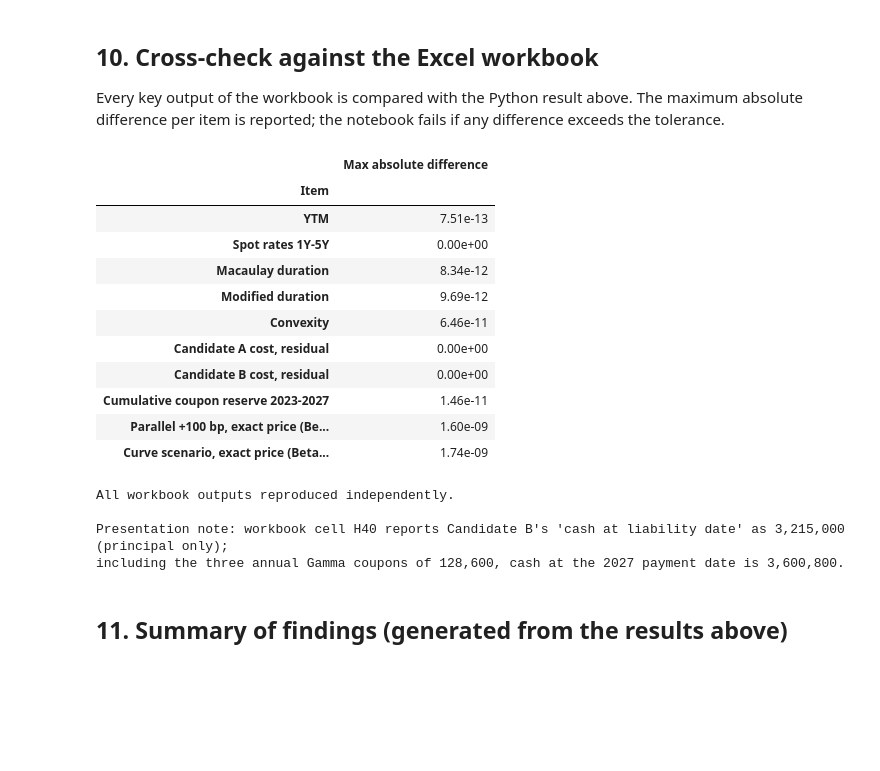
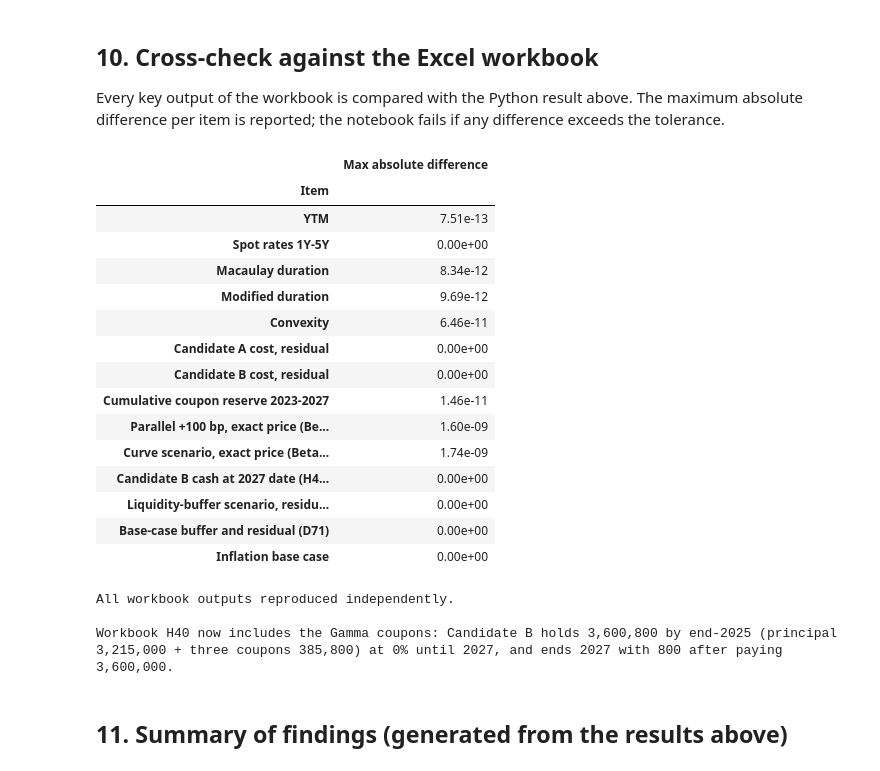
Before and after one commit to lucasnguynn/BFIN-Assignment, a Jupyter notebook: bond_funding/notebooks/bond_funding_analysis.ipynb, the cells around one changed output. Saved outputs shown, nothing was run; the diff lists cells and outputs as text; code cells hidden in the pictures; blank space fills up the shorter version.

```diff
--- a/bond_funding/notebooks/bond_funding_analysis.ipynb
+++ b/bond_funding/notebooks/bond_funding_analysis.ipynb
@@ -172,7 +183,7 @@ assert np.isclose(DUR.loc["Alpha", "Macaulay duration"], 1) and np.isclose(DUR.l
 
 rows = []
 for n in BONDS.index:
-    for d in (0.01, -0.01):
+    for d in (P_UP, P_DN):
         exact = price_at(n, YTM[n] + d) / BONDS.loc[n, "price"] - 1
         first = -DUR.loc[n, "Modified duration"] * d
         second = first + 0.5 * DUR.loc[n, "Convexity"] * d ** 2
@@ -230,7 +241,12 @@ plt.tight_layout(); plt.show()
 **Candidate A (recommended): maturity-matched.** 2,400 Beta zero-coupon bonds pay USD 2.4m on 31 December 2024; 3,600 Delta bonds pay USD 3.6m principal on 31 December 2027 plus USD 126,000 of coupons each year.
 **Candidate B (credible alternative): shorter-duration pre-funding.** The same Beta position, but the 2027 obligation is pre-funded with 3,215 Gamma bonds (maturing 2025) whose proceeds are held as cash at 0% until 2027.
 # %%
-UNITS = {"A": {"Beta": 2400, "Delta": 3600}, "B": {"Beta": 2400, "Gamma": 3215}}
+import math
+GAMMA_CF_TOTAL = CF.loc["Gamma"].sum()          # 40 + 40 + 1,040 = 1,120 per bond, all received by end-2025
+UNITS = {"A": {"Beta": int(LIAB_2024 / FACE), "Delta": int(LIAB_2027 / FACE)},
+         "B": {"Beta": int(LIAB_2024 / FACE), "Gamma": math.ceil(LIAB_2027 / GAMMA_CF_TOTAL)}}   # 3,600,000 / 1,120 -> 3,215
+_bf = _wb_in["BOND & FUNDING ANALYSIS"]
+assert (UNITS["A"]["Beta"], UNITS["A"]["Delta"], UNITS["B"]["Gamma"]) == (_bf["E31"].value, _bf["E32"].value, _bf["E40"].value), "units differ from workbook"
 
 def sleeve(cand):
     flows = pd.Series(0.0, index=YEARS)
@@ -331,13 +347,10 @@ def mv(cand, shifts):
     # shifts: dict bond -> yield shift; market value of the sleeve = units x price per 1,000 face
     return sum(u * price_at(n, YTM[n] + shifts.get(n, 0.0)) for n, u in UNITS[cand].items())
 
-scen = {
-    "Parallel +100 bp": {n: 0.01 for n in BONDS.index},
-    "Parallel -100 bp": {n: -0.01 for n in BONDS.index},
-    "Twist: 2Y +50 bp, 5Y -50 bp": {"Beta": 0.005, "Delta": -0.005},
-    "Twist: 2Y -50 bp, 5Y -25 bp": {"Beta": -0.005, "Delta": -0.0025},
-    "Twist: 2Y +50 bp, 5Y +25 bp": {"Beta": 0.005, "Delta": 0.0025},
-}
+scen = {f"Parallel {P_UP * 1e4:+.0f} bp": {n: P_UP for n in BONDS.index},
+        f"Parallel {P_DN * 1e4:+.0f} bp": {n: P_DN for n in BONDS.index}}
+for b2, b5 in TWISTS:
+    scen[f"Twist: 2Y {b2 * 1e4:+.0f} bp, 5Y {b5 * 1e4:+.0f} bp"] = {"Beta": b2, "Delta": b5}
 rows = []
 for name, sh in scen.items():
     row = {"Scenario": name}
@@ -447,41 +460,51 @@ checks = {
     "YTM": (col(bf, "G", 12, 5), YTM.values),
     "Spot rates 1Y-5Y": (col(bf, "B", 21, 5), SPOT.values),
     "Macaulay duration": (col(rr, "E", 12, 5), DUR["Macaulay duration"].values),
     "Modified duration": (col(rr, "F", 12, 5), DUR["Modified duration"].values),
     "Convexity": (col(rr, "G", 12, 5), DUR["Convexity"].values),
     "Candidate A cost, residual": (np.array([bf["E35"].value, bf["F35"].value], float), np.array([cost["A"], FUND - cost["A"]])),
     "Candidate B cost, residual": (np.array([bf["E43"].value, bf["F43"].value], float), np.array([cost["B"], FUND - cost["B"]])),
     "Cumulative coupon reserve 2023-2027": (col(bf, "H", 63, 5), np.cumsum([126_000.0] * 5)),
     "Parallel +100 bp, exact price (Beta, Delta)": (np.array([rr["G21"].value, rr["G22"].value], float),
-                                                    np.array([price_at("Beta", YTM["Beta"] + .01), price_at("Delta", YTM["Delta"] + .01)])),
+                                                    np.array([price_at("Beta", YTM["Beta"] + P_UP), price_at("Delta", YTM["Delta"] + P_UP)])),
     "Curve scenario, exact price (Beta, Delta)": (np.array([rr["F27"].value, rr["F28"].value], float),
-                                                  np.array([price_at("Beta", YTM["Beta"] + .005), price_at("Delta", YTM["Delta"] - .005)])),
+                                                  np.array([price_at("Beta", YTM["Beta"] + TWISTS[0][0]), price_at("Delta", YTM["Delta"] + TWISTS[0][1])])),
+    "Candidate B cash at 2027 date (H40) and annual coupon (I40)": (np.array([bf["H40"].value, bf["I40"].value], float),
+                                                                   np.array([led["B"].iloc[:, -1].loc[2026], 40.0 * UNITS["B"]["Gamma"]])),
+    "Liquidity-buffer scenario, residual capital (D72)": (np.array([bf["D72"].value], float), np.array([FUND - cost["A"] - CASH_BUFFER_STRESS])),
+    "Base-case buffer and residual (D71)": (np.array([bf["D71"].value], float), np.array([FUND - cost["A"] - CASH_BUFFER])),
+    "Inflation base case": (np.array([_d["B23"].value], float), np.array([INFL_BASE])),
 }
+assert [bf["J31"].value, bf["J32"].value, bf["J40"].value] == ["FULLY FUNDED"] * 3, "workbook funding status changed"
 rows = [{"Item": k, "Max absolute difference": float(np.max(np.abs(a - b)))} for k, (a, b) in checks.items()]
 X = pd.DataFrame(rows).set_index("Item")
 display(X.map(lambda v: f"{v:.2e}"))
 assert (X["Max absolute difference"] < 1e-6).all(), "workbook and Python results disagree"
 print("All workbook outputs reproduced independently.")
 print()
-print(f"Presentation note: workbook cell H40 reports Candidate B's 'cash at liability date' as {bf['H40'].value:,.0f} (principal only);")
-print(f"including the three annual Gamma coupons of {40 * 3215:,.0f}, cash at the 2027 payment date is {led['B'].iloc[:, -1].loc[2026]:,.0f}.")
+print(f"Workbook H40 now includes the Gamma coupons: Candidate B holds {bf['H40'].value:,.0f} by end-2025 "
+      f"(principal {FACE * UNITS['B']['Gamma']:,.0f} + three coupons {3 * 40 * UNITS['B']['Gamma']:,.0f}) at 0% until 2027, "
+      f"and ends 2027 with {led['B'].iloc[-1, -1]:,.0f} after paying {LIAB_2027:,.0f}.")
 # %% [output]
 |  | Max absolute difference |
 | Item |  |
 | YTM | 7.51e-13 |
 | Spot rates 1Y-5Y | 0.00e+00 |
 | Macaulay duration | 8.34e-12 |
 | Modified duration | 9.69e-12 |
 | Convexity | 6.46e-11 |
 | Candidate A cost, residual | 0.00e+00 |
 | Candidate B cost, residual | 0.00e+00 |
 | Cumulative coupon reserve 2023-2027 | 1.46e-11 |
 | Parallel +100 bp, exact price (Be... | 1.60e-09 |
 | Curve scenario, exact price (Beta... | 1.74e-09 |
+| Candidate B cash at 2027 date (H4... | 0.00e+00 |
+| Liquidity-buffer scenario, residu... | 0.00e+00 |
+| Base-case buffer and residual (D71) | 0.00e+00 |
+| Inflation base case | 0.00e+00 |
 All workbook outputs reproduced independently.
 
-Presentation note: workbook cell H40 reports Candidate B's 'cash at liability date' as 3,215,000 (principal only);
-including the three annual Gamma coupons of 128,600, cash at the 2027 payment date is 3,600,800.
+Workbook H40 now includes the Gamma coupons: Candidate B holds 3,600,800 by end-2025 (principal 3,215,000 + three coupons 385,800) at 0% until 2027, and ends 2027 with 800 after paying 3,600,000.
 # %% [markdown]
 ## 11. Summary of findings (generated from the results above)
 # %%
```
Also changed, not shown: parts of 7 cells of this notebook.
